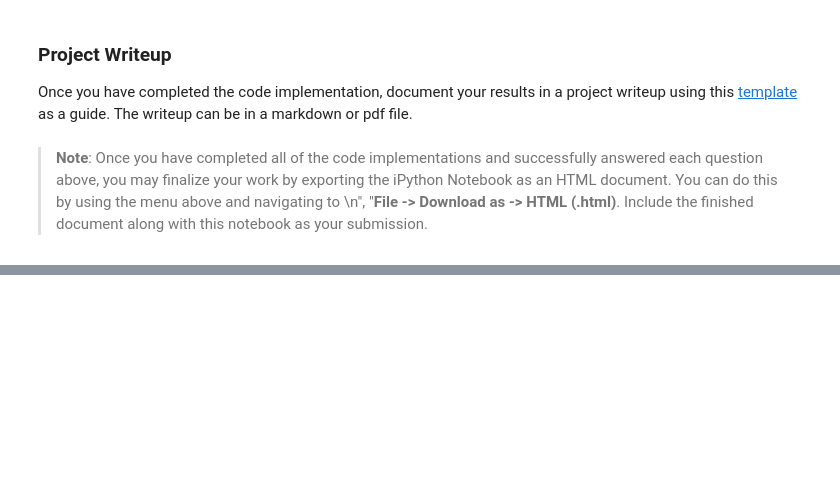
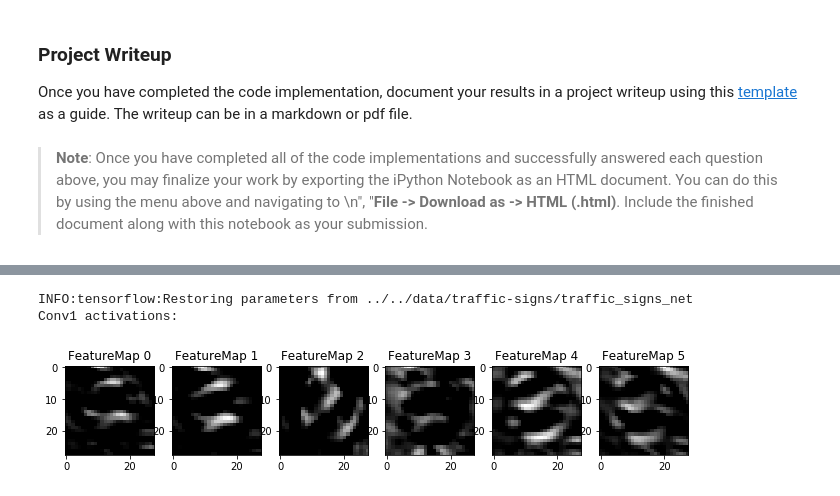
Before and after one commit to hhe1667/traffic-sign-classifier, a Jupyter notebook: Traffic_Sign_Classifier.ipynb, the cells around one changed output, grey strips where cells are left out. Saved outputs shown, nothing was run; the diff lists cells and outputs as text; code cells hidden in the pictures; blank space fills up the shorter version.

```diff
--- a/Traffic_Sign_Classifier.ipynb
+++ b/Traffic_Sign_Classifier.ipynb
@@ -367,7 +375,7 @@ for i, image_file in enumerate(image_files):
 ### Run the predictions here and use the model to output the prediction for each image.
 ### Make sure to pre-process the images with the same pre-processing pipeline used earlier.
 ### Feel free to use as many code cells as needed.
-def predict_images(vars, images):
+def predict_images(tf_vars, images):
   saver = tf.train.Saver()
   logits = []
   predictions = []
@@ -378,8 +386,8 @@ def predict_images(vars, images):
     for i, (raw_img, name) in enumerate(images):
       img = cv2.resize(raw_img, (32, 32))
       img = normalize(img)
-      logit, prediction = sess.run([vars["logits"], vars["prediction_op"]],
-                                    feed_dict={vars["X"]: img.reshape(1, 32, 32, 3)})
+      logit, prediction = sess.run([tf_vars["logits"], tf_vars["prediction_op"]],
+                                    feed_dict={tf_vars["X"]: img.reshape(1, 32, 32, 3)})
       logits.append(logit[0])
       predictions.append(prediction[0])
       axes[i, 0].imshow(raw_img)
@@ -389,7 +397,7 @@ def predict_images(vars, images):
       axes[i, 0].set_yticks([])
   return np.array(logits), np.array(predictions)
 
-logits, predictions = predict_images(vars, images)
+logits, predictions = predict_images(tf_vars, images)
 # %% [output]
 INFO:tensorflow:Restoring parameters from ../../data/traffic-signs/traffic_signs_net
 [figure]
@@ -464,31 +479,45 @@ For an example of what feature map outputs look like, check out NVIDIA's results
 </figure>
  <p></p>
 # %%
-### Visualize your network's feature maps here.
-### Feel free to use as many code cells as needed.
+### Visualize the network's feature maps.
 
 # image_input: the test image being fed into the network to produce the feature maps
 # tf_activation: should be a tf variable name used during your training procedure that represents the calculated state of a specific weight layer
 # activation_min/max: can be used to view the activation contrast in more detail, by default matplot sets min and max to the actual min and max values of the output
 # plt_num: used to plot out multiple different weight feature map sets on the same block, just extend the plt number for each new feature map entry
 
-def outputFeatureMap(image_input, tf_activation, activation_min=-1, activation_max=-1 ,plt_num=1):
+def outputFeatureMap(sess, image_input, X, tf_activation,
+                     activation_min=-1, activation_max=-1 ,plt_num=1):
     # Here make sure to preprocess your image_input in a way your network expects
     # with size, normalization, ect if needed
     # image_input =
     # Note: x should be the same name as your network's tensorflow data placeholder variable
     # If you get an error tf_activation is not defined it may be having trouble accessing the variable from inside a function
-    activation = tf_activation.eval(session=sess,feed_dict={x : image_input})
+    activation = tf_activation.eval(session=sess,feed_dict={X : image_input})
     featuremaps = activation.shape[3]
     plt.figure(plt_num, figsize=(15,15))
     for featuremap in range(featuremaps):
         plt.subplot(6,8, featuremap+1) # sets the number of feature maps to show on each row and column
         plt.title('FeatureMap ' + str(featuremap)) # displays the feature map number
         if activation_min != -1 & activation_max != -1:
             plt.imshow(activation[0,:,:, featuremap], interpolation="nearest", vmin =activation_min, vmax=activation_max, cmap="gray")
         elif activation_max != -1:
             plt.imshow(activation[0,:,:, featuremap], interpolation="nearest", vmax=activation_max, cmap="gray")
         elif activation_min !=-1:
             plt.imshow(activation[0,:,:, featuremap], interpolation="nearest", vmin=activation_min, cmap="gray")
         else:
             plt.imshow(activation[0,:,:, featuremap], interpolation="nearest", cmap="gray")
+
+saver = tf.train.Saver()
+img = X_train[100]
+with tf.Session() as sess:
+  saver.restore(sess, DATA_DIR + "traffic_signs_net")
+  #print([n.name for n in tf.get_default_graph().as_graph_def().node])
+  img_batch = img.reshape(1,32,32,3)
+  conv1_visual = sess.graph.get_tensor_by_name("conv1/activation:0")
+  outputFeatureMap(sess, img_batch, tf_vars["X"], conv1_visual, plt_num=1)
+  print("Conv1 activations: ")
+# %% [output]
+INFO:tensorflow:Restoring parameters from ../../data/traffic-signs/traffic_signs_net
+Conv1 activations:
+[figure, added]
```
Also changed, not shown: parts of 7 cells of this notebook, 2 other files.
